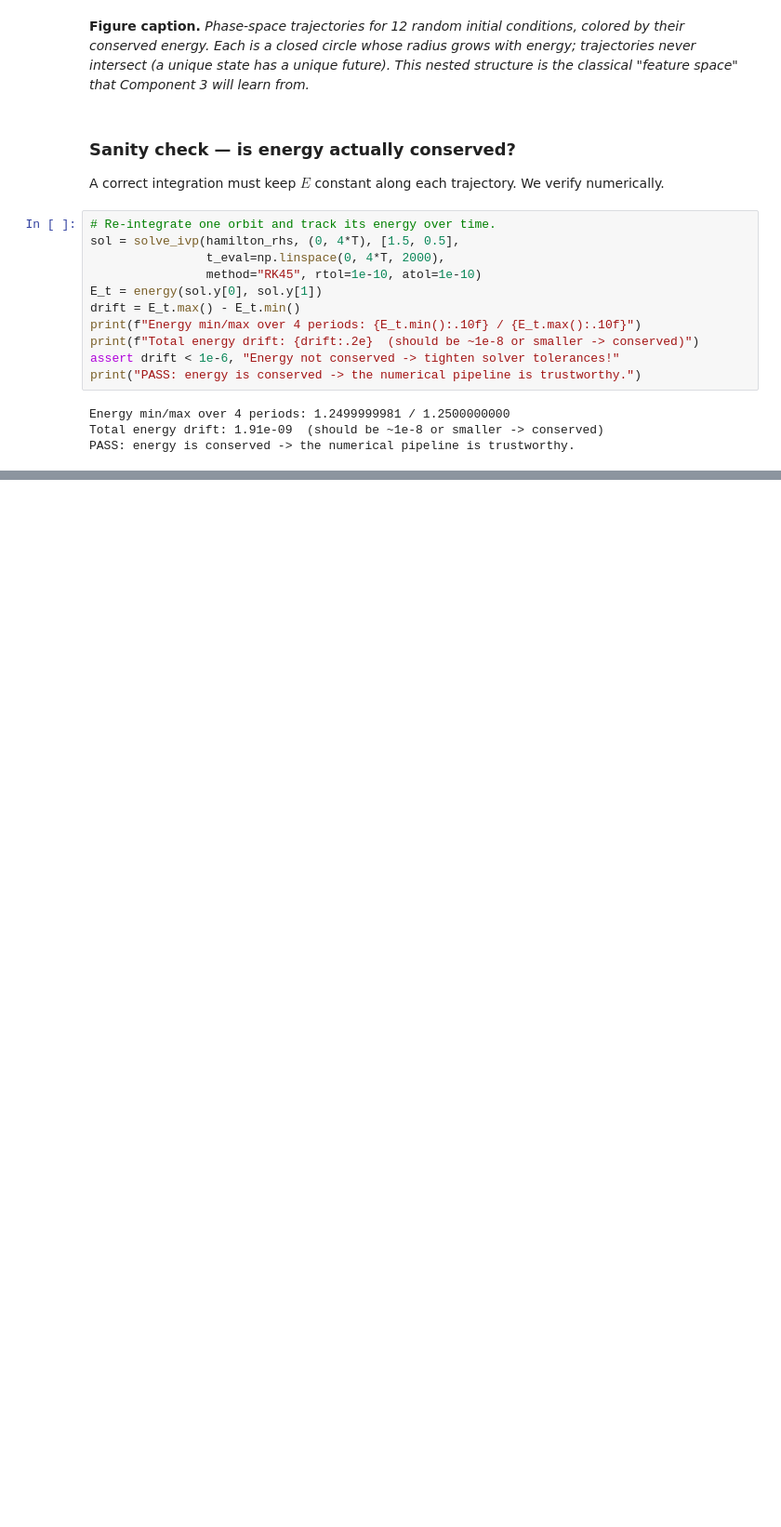
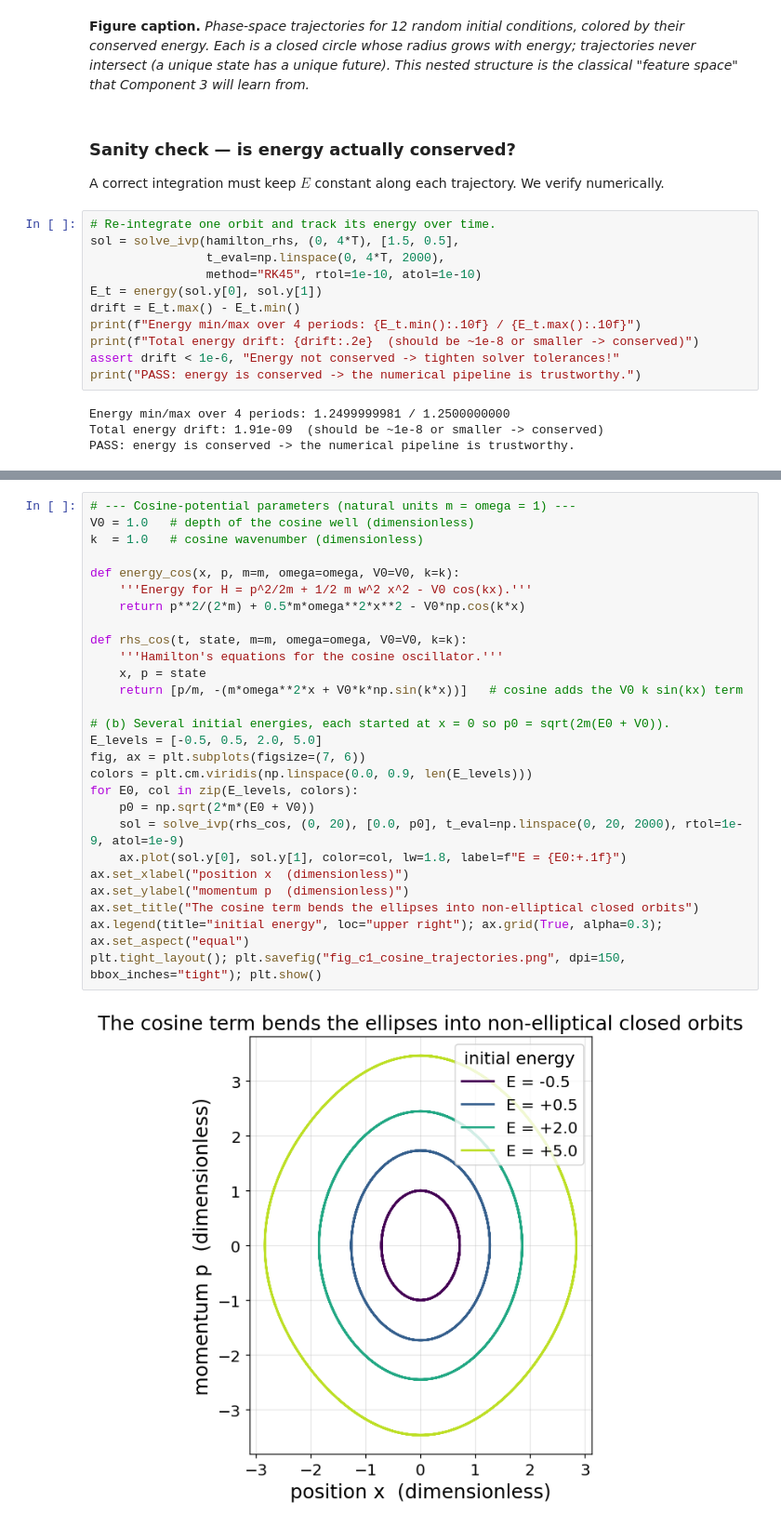
Before and after one commit to msandoval1807/quantum-research, a Jupyter notebook: Assignment 1/component1_classical.ipynb, the cells around one changed output, grey strips where cells are left out. Shown at 93% size. Saved outputs shown, nothing was run; the diff lists cells and outputs as text; blank space fills up the shorter version.

```diff
--- a/Assignment 1/component1_classical.ipynb
+++ b/Assignment 1/component1_classical.ipynb
@@ -226,0 +248,29 @@ PASS: energy is conserved -> the numerical pipeline is trustworthy.
+# %%
+# --- Cosine-potential parameters (natural units m = omega = 1) ---
+V0 = 1.0   # depth of the cosine well (dimensionless)
+k  = 1.0   # cosine wavenumber (dimensionless)
+
+def energy_cos(x, p, m=m, omega=omega, V0=V0, k=k):
+    '''Energy for H = p^2/2m + 1/2 m w^2 x^2 - V0 cos(kx).'''
+    return p**2/(2*m) + 0.5*m*omega**2*x**2 - V0*np.cos(k*x)
+
+def rhs_cos(t, state, m=m, omega=omega, V0=V0, k=k):
+    '''Hamilton's equations for the cosine oscillator.'''
+    x, p = state
+    return [p/m, -(m*omega**2*x + V0*k*np.sin(k*x))]   # cosine adds the V0 k sin(kx) term
+
+# (b) Several initial energies, each started at x = 0 so p0 = sqrt(2m(E0 + V0)).
+E_levels = [-0.5, 0.5, 2.0, 5.0]
+fig, ax = plt.subplots(figsize=(7, 6))
+colors = plt.cm.viridis(np.linspace(0.0, 0.9, len(E_levels)))
+for E0, col in zip(E_levels, colors):
+    p0 = np.sqrt(2*m*(E0 + V0))
+    sol = solve_ivp(rhs_cos, (0, 20), [0.0, p0], t_eval=np.linspace(0, 20, 2000), rtol=1e-9, atol=1e-9)
+    ax.plot(sol.y[0], sol.y[1], color=col, lw=1.8, label=f"E = {E0:+.1f}")
+ax.set_xlabel("position x  (dimensionless)")
+ax.set_ylabel("momentum p  (dimensionless)")
+ax.set_title("The cosine term bends the ellipses into non-elliptical closed orbits")
+ax.legend(title="initial energy", loc="upper right"); ax.grid(True, alpha=0.3); ax.set_aspect("equal")
+plt.tight_layout(); plt.savefig("fig_c1_cosine_trajectories.png", dpi=150, bbox_inches="tight"); plt.show()
+# %% [output]
+[figure, added]
```
Also changed, not shown: parts of 13 cells of this notebook, 50 other files.
